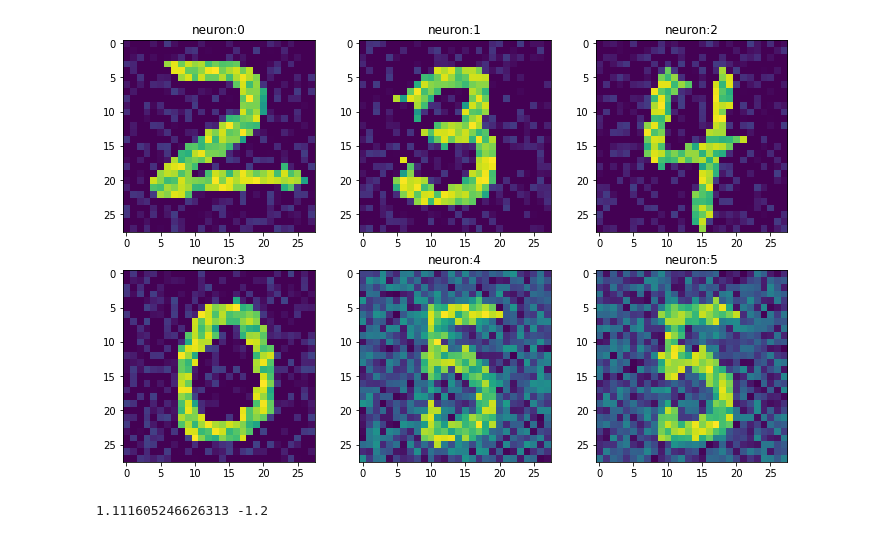
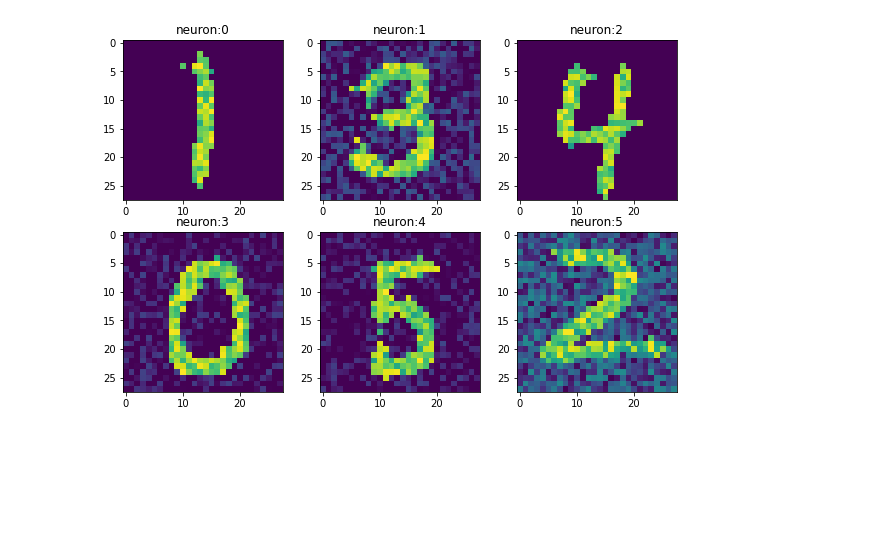
Before and after one commit to tomato1mule/snn_modu2021, a Jupyter notebook: Learning/LearningMNIST.ipynb, the cells around one changed output. Cells and saved outputs as stored; diff of their text form; code cells hidden in the pictures; blank space fills up the shorter version.

Commit message:
learning mnist w/ adaptation

```diff
--- a/Learning/LearningMNIST.ipynb
+++ b/Learning/LearningMNIST.ipynb
@@ -63,7 +64,9 @@ for epoch in tqdm(range(n_epoch)):
         image = cv2.imread(f"data/{num}.png",0)
         image = RF_convolution(image,RF_kernel)
         input_spiketrain = encode(image,train_param)
-        adaptation = 1
+        #adaptation = 1   # No Adaptation
+        #adaptation = 18/np.max(np.sum(input_spiketrain,axis=0))  # Adaptation w.r.t. maximum simulatneous activation
+        adaptation = 100/np.sum(image) # Adaptation w.r.t input intensity
 
         synapse.reset_all_neurons()
 
@@ -131,22 +125,15 @@ plt.show()
 # %%
-fig = plt.figure(figsize=(12,12))
-axes = []
+fig = plt.figure(figsize=(10,10))
+size = int(np.sqrt(n1))
 row = 3
 col = n2//row + 1
-max_ = np.max(synapse.weight)
-min_ = np.min(synapse.weight)
 for num in range(n2):
-    learned_img = np.interp(synapse.weight[num,:].reshape(int(np.sqrt(n1)),int(np.sqrt(n1))),
+    plt.subplot(row,col,num+1)
+    learned_img = np.interp(synapse.weight[num,:].reshape(size,size),
                             [wmin,wmax],
                             [0,255])
-    axes.append(fig.add_subplot(row,col,num+1))
-    #axes[num].imshow(learned_img,cmap='Greys')
-    axes[num].imshow(learned_img)
-    axes[num].set_title(f"neuron:{num}")
-
+    plt.imshow(learned_img)
+    plt.title(f"neuron:{num}")
 plt.show()
-
-print(max_, min_)
 # %% [output]
-[figure, old version]
+[figure, new version]
-1.111605246626313 -1.2
```
Also changed, not shown: parts of 2 cells of this notebook.
